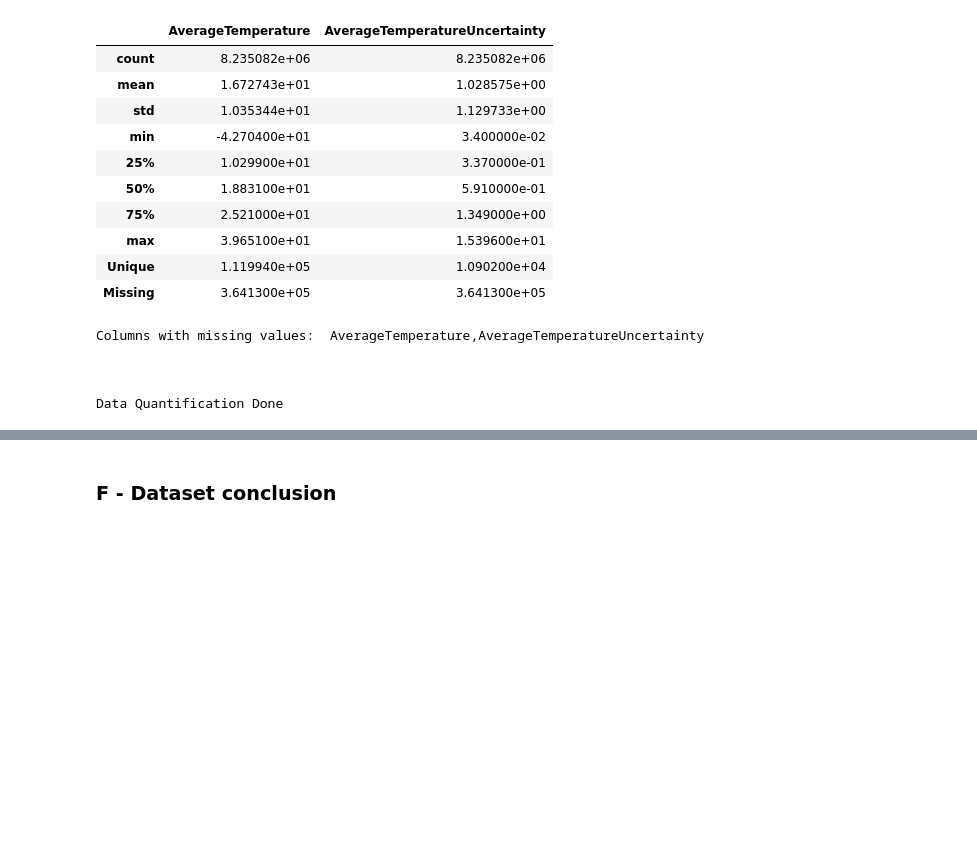
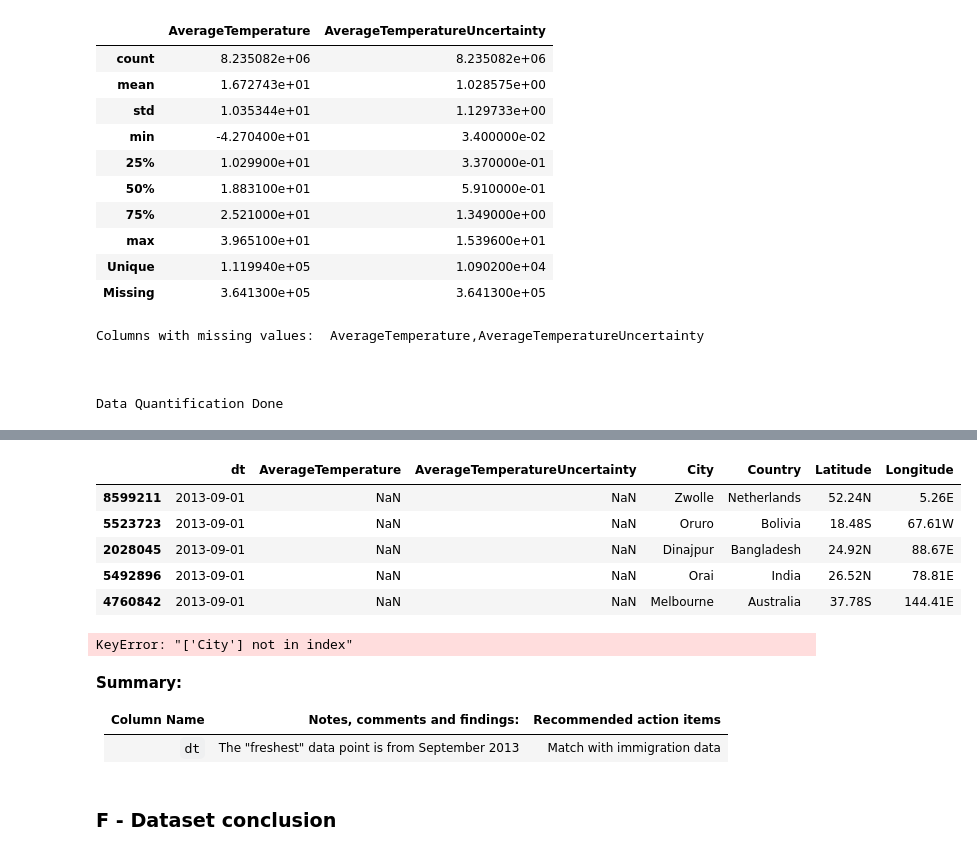
Before and after one commit to StefanSchindewolf/Udac-Capstone, a Jupyter notebook: 01_Main-Project-Notebook.ipynb, the cells around one changed output, grey strips where cells are left out. Saved outputs shown, nothing was run; the diff lists cells and outputs as text; code cells hidden in the pictures; blank space fills up the shorter version.

```diff
--- a/01_Main-Project-Notebook.ipynb
+++ b/01_Main-Project-Notebook.ipynb
@@ -427,3 +498,31 @@ Lorem Ipsum
+# %%
+# Convert "dt" to datetime and sort, then check latest measurement date
+
+csv_df[['dt']] = csv_df[['dt']].astype('datetime64')
+csv_df = csv_df.sort_values(by=['dt'], ascending=False)
+csv_df.head()
+# %% [output]
+|  | dt | AverageTemperature | AverageTemperatureUncertainty | City | Country | Latitude | Longitude |
+| 8599211 | 2013-09-01 | NaN | NaN | Zwolle | Netherlands | 52.24N | 5.26E |
+| 5523723 | 2013-09-01 | NaN | NaN | Oruro | Bolivia | 18.48S | 67.61W |
+| 2028045 | 2013-09-01 | NaN | NaN | Dinajpur | Bangladesh | 24.92N | 88.67E |
+| 5492896 | 2013-09-01 | NaN | NaN | Orai | India | 26.52N | 78.81E |
+| 4760842 | 2013-09-01 | NaN | NaN | Melbourne | Australia | 37.78S | 144.41E |
+# %%
+# Check distribution of data points
+stat_df = csv_df.groupby(by=['City']).count()
+#stat_df = stat_df[['City', 'dt', 'AverageTemperature']].copy()
+stat_df = stat_df.sort_values(by='dt', ascending=False)
+print('City with most data points: {}\t\t\t{} entries'.format(stat_df[].head(1), stat_df['dt'].head(1)))
+print('City with least data points: {}\t\t\t{} entries'.format(stat_df.tail(1)[0], stat_df.tail(1)[1]))
+# %% [output]
+KeyError: "['City'] not in index"
+# %% [markdown]
+**Summary:**
+
+| **Column Name** | **Notes, comments and findings:**                  | **Recommended action items** |
+|------------|--------------------------------------------------|----------------------------|
+| `dt` | The "freshest" data point is from September 2013 | Match with immigration data |
 # %% [markdown]
 ### F - Dataset conclusion
 # %% [markdown]
```
Also changed, not shown: parts of 42 cells of this notebook.
